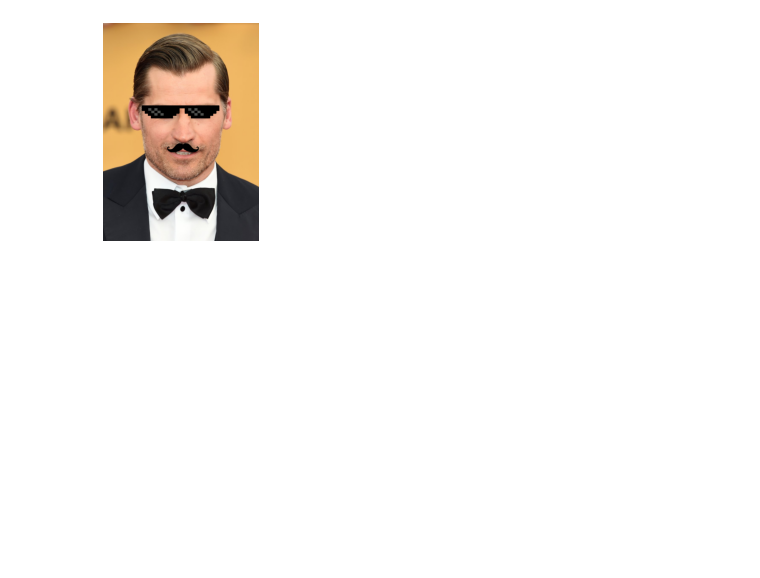
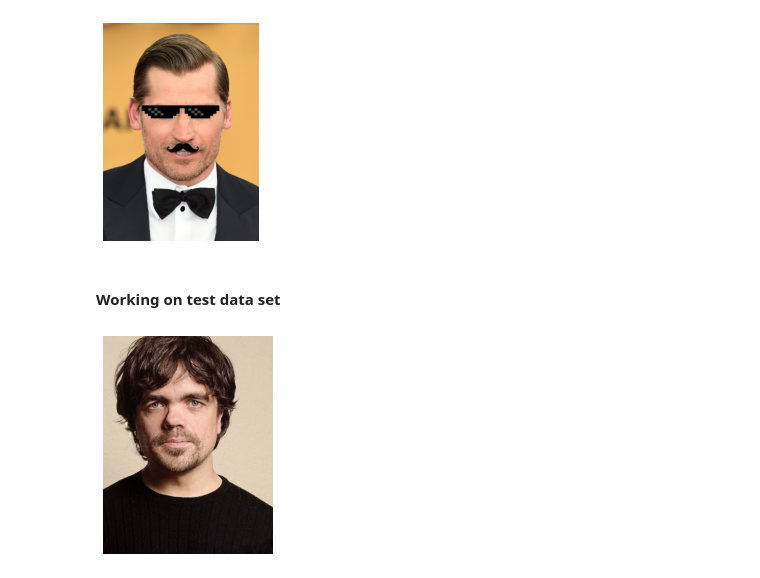
Before and after one commit to utkarshgupta2504/Snapchat-Filter, a Jupyter notebook: snapchatFilter.ipynb, the cells around one changed output. Saved outputs shown, nothing was run; the diff lists cells and outputs as text; code cells hidden in the pictures; blank space fills up the shorter version.

```diff
--- a/snapchatFilter.ipynb
+++ b/snapchatFilter.ipynb
@@ -122,3 +122,10 @@ for eyes in eyes_cascade.detectMultiScale(img, 1.3, 5):
 showImage(modified_image)
 # %% [output]
 [figure]
+# %% [markdown]
+#### Working on test data set
+# %%
+test_img = cv2.imread("test/Before.png")
+showImage(test_img)
+# %% [output]
+[figure, added]
```
Also changed, not shown: parts of 7 cells of this notebook, 2 other files.
